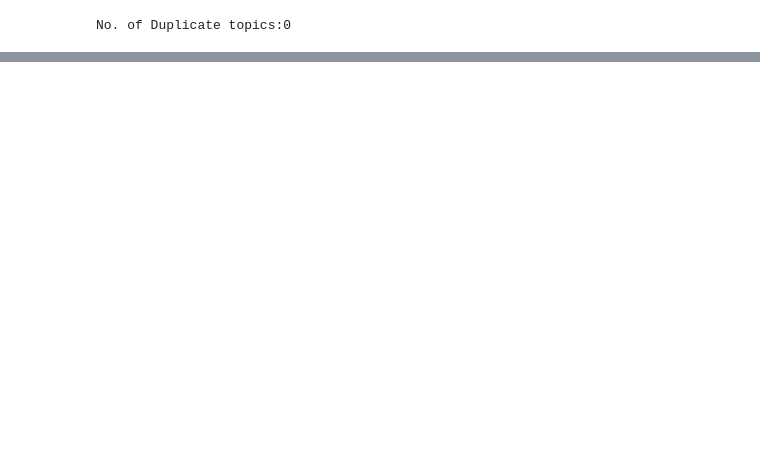
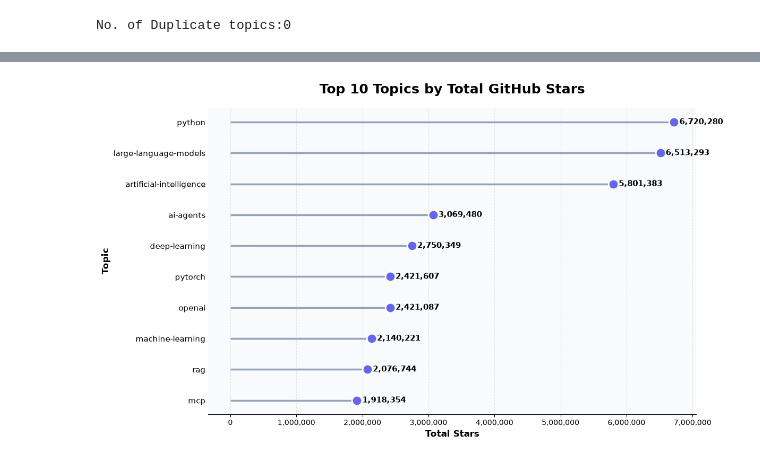
Before and after one commit to hellovishwas/python-ecosystem-intelligence, a Jupyter notebook: notebooks/06_github_topic_category_eda.ipynb, the cells around one changed output, grey strips where cells are left out. Cells and saved outputs as stored; diff of their text form; code cells hidden in the pictures; blank space fills up the shorter version.

```diff
--- a/notebooks/06_github_topic_category_eda.ipynb
+++ b/notebooks/06_github_topic_category_eda.ipynb
@@ -111,33 +201,55 @@ General Python & Open Source    119515080
 Name: total_stars, dtype: int64
 # %%
-y_cats = top_category_stars.index
-x_vals = top_category_stars.values
-fig = go.Figure()
-for y, x in zip(y_cats, x_vals):
-    fig.add_trace(
-        go.Scatter(
-            x=[0, x],
-            y=[y, y],
-            mode="lines",
-            line={"color": "skyblue", "width": 2},
-            showlegend=False,
-        )
-    )
-fig.add_trace(
-    go.Scatter(
-        x=x_vals,
-        y=y_cats,
-        mode="markers",
-        marker={"size": 12, "color": "blue"},
-    )
+fig, ax = plt.subplots(figsize=(12, 7))
+
+plot_data = top_topics_stars.sort_values("total_stars")
+
+
+ax.hlines(
+    y=plot_data["final_topic"],
+    xmin=0,
+    xmax=plot_data["total_stars"],
+    linewidth=2.5,
+    color="#94a3b8",
 )
 
-fig.update_layout(
-    title="Top Categories by Stars",
-    xaxis_title="Stars",
-    yaxis_title="Category",
-    template="plotly_white",
-    height=500,
+
+ax.scatter(
+    plot_data["total_stars"],
+    plot_data["final_topic"],
+    s=180,
+    color="#6366f1",
+    edgecolor="white",
+    linewidth=2,
+    zorder=3,
 )
 
-fig.show()
+
+for y, x in zip(plot_data["final_topic"], plot_data["total_stars"]):
+    ax.text(x, y, f"  {x:,.0f}", va="center", fontsize=11, fontweight="bold")
+
+ax.set_title(
+    "Top 10 Topics by Total GitHub Stars", fontsize=18, fontweight="bold", pad=20
+)
+
+ax.set_xlabel("Total Stars", fontsize=12, fontweight="bold")
+
+ax.set_ylabel("Topic", fontsize=12, fontweight="bold")
+
+ax.set_facecolor("#f8fafc")
+fig.patch.set_facecolor("white")
+
+ax.grid(axis="x", linestyle="--", alpha=0.25)
+
+ax.spines[["top", "right", "left"]].set_visible(False)
+
+ax.tick_params(axis="y", labelsize=11, length=0)
+
+ax.tick_params(axis="x", labelsize=10)
+
+ax.xaxis.set_major_formatter(plt.FuncFormatter(lambda x, _: f"{x:,.0f}"))
+
+plt.tight_layout()
+plt.show()
+# %% [output]
+[figure, added]
```
Also changed, not shown: parts of 26 cells of this notebook, 2 other files.
